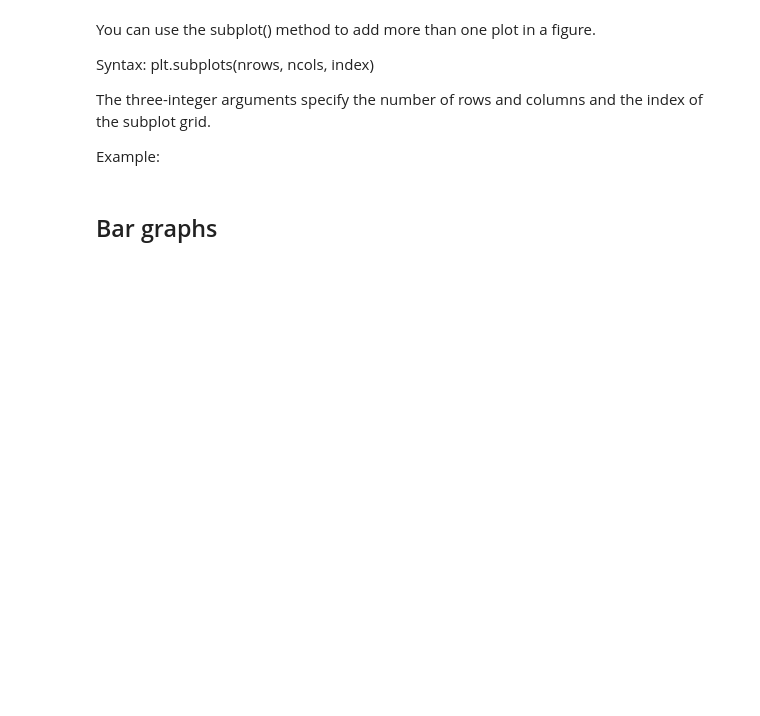
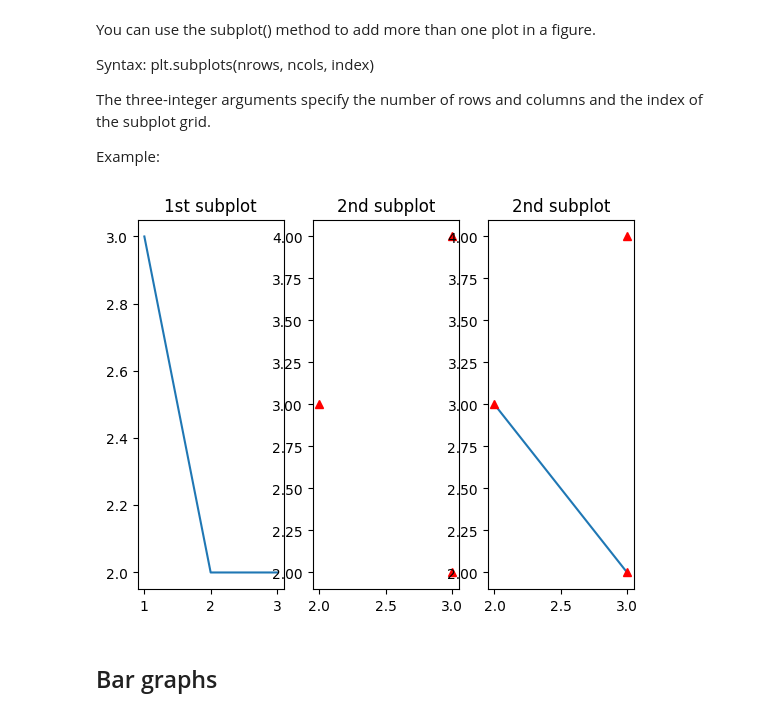
Before and after one commit to Kiddimohamed/M111-Advanced-Python-and-Database-Management, a Jupyter notebook: day01/lesson/03-matplotlib_basic.ipynb, the cells around one changed output. Saved outputs shown, nothing was run; the diff lists cells and outputs as text; code cells hidden in the pictures; blank space fills up the shorter version.

```diff
--- a/day01/lesson/03-matplotlib_basic.ipynb
+++ b/day01/lesson/03-matplotlib_basic.ipynb
@@ -66,18 +74,24 @@ Example:
 # %%
 from matplotlib import pyplot as plt
 plt.subplot(1, 3, 1)
 plt.plot([1, 2, 3], [3, 2, 2])
 plt.title("1st subplot")
 
 plt.subplot(1, 3, 2)
-plt.plot([2, 3, 3], [3, 2, 2], "r^")
+plt.plot([2, 3, 3], [3, 2, 4], "r^")
 plt.title("2nd subplot")
 
 plt.subplot(1, 3, 3)
 plt.plot([2, 3, 3], [3, 2, 2])
 plt.title("2nd subplot")
 
+plt.subplot(1, 3, 3)
+plt.plot([2, 3, 3], [3, 2, 4], "r^")
+plt.title("2nd subplot")
+
 plt.show()
+# %% [output]
+[figure, added]
 # %% [markdown]
 ## Bar graphs
 # %% [markdown]
```
Also changed, not shown: parts of 12 cells of this notebook, 2 other files.
